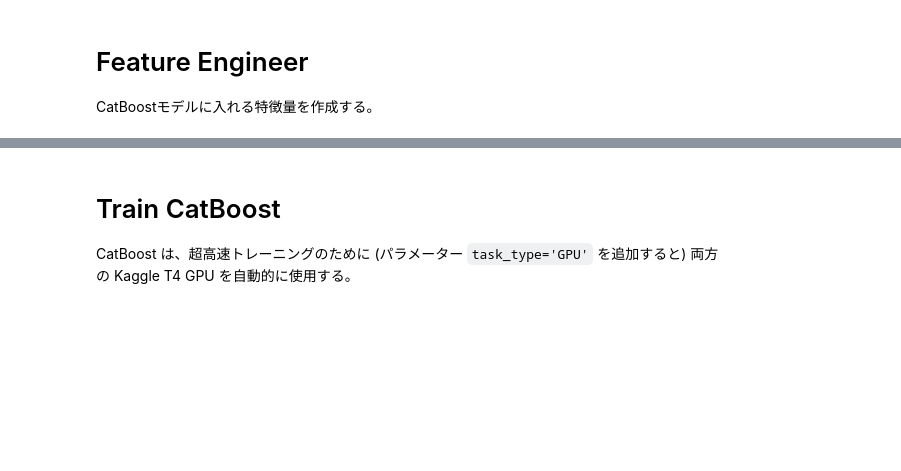
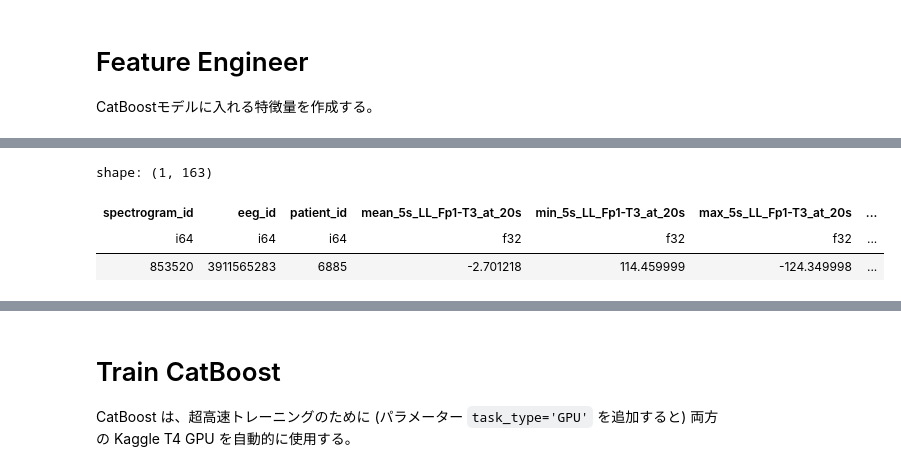
Before and after one commit to takashi-ogino-github/kaggle-hms-harmful-brain-activity-classification, a Jupyter notebook: working/catboost-eeg-feature-ver2-inference.ipynb, the cells around one changed output, grey strips where cells are left out. Drawn from its saved outputs; the diff is of its cells as text; code cells hidden in the pictures; blank space fills up the shorter version.

```diff
--- a/working/catboost-eeg-feature-ver2-inference.ipynb
+++ b/working/catboost-eeg-feature-ver2-inference.ipynb
@@ -215,3 +241,12 @@ shape: (1, 81)
+# %%
+# join
+df_test = df_test.join(df_all_diff_features, on = "eeg_id", how = "left")
+df_test.head()
+# %% [output]
+shape: (1, 163)
+| spectrogram_id | eeg_id | patient_id | mean_5s_LL_Fp1-T3_at_20s | min_5s_LL_Fp1-T3_at_20s | max_5s_LL_Fp1-T3_at_20s | ... |
+| i64 | i64 | i64 | f32 | f32 | f32 | ... |
+| 853520 | 3911565283 | 6885 | -2.701218 | 114.459999 | -124.349998 | ... |
 # %%
 df_test.columns
 # %% [output]
```
Also changed, not shown: parts of 12 cells of this notebook, 18 other files.
